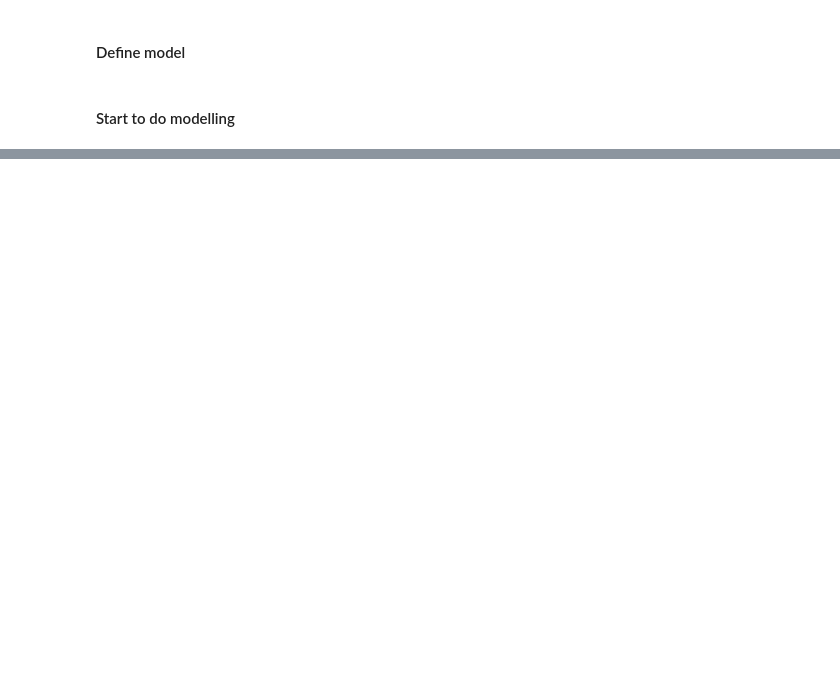
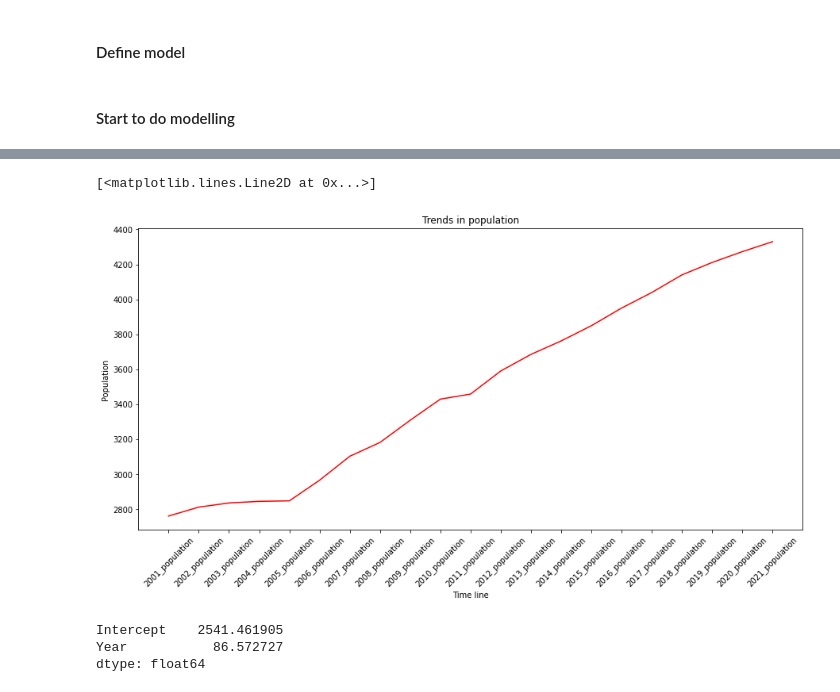
Before and after one commit to MAST30034-Applied-Data-Science/generic-real-estate-consulting-project-group-1-iron-data-man, a Jupyter notebook: notebooks/Modelling.ipynb, the cells around one changed output, grey strips where cells are left out. Cells and saved outputs as stored; diff of their text form; code cells hidden in the pictures; blank space fills up the shorter version.

Commit message:
predict population

```diff
--- a/notebooks/Modelling.ipynb
+++ b/notebooks/Modelling.ipynb
@@ -555,0 +483,2 @@ print("The rmse is: ", rmse)
+# %%
+population_data = pd.read_csv("../data/curated/sa2.csv")
@@ -555,0 +504,10 @@ print("The rmse is: ", rmse)
+# %%
+population_history = []
+population_history.append('SA2_Code')
+for i in population_data.columns:
+    if '_population' in i:
+        population_history.append(i)
+
+population_hist_data = population_data[population_history]
+
+population_hist_data = population_hist_data.set_index('SA2_Code')
@@ -555,0 +560,31 @@ print("The rmse is: ", rmse)
+# %%
+# unique sa2 code population trend
+sa1 = population_hist_data.iloc[0].tolist()
+year = ['2001_population', '2002_population', '2003_population',
+       '2004_population', '2005_population', '2006_population',
+       '2007_population', '2008_population', '2009_population',
+       '2010_population', '2011_population', '2012_population',
+       '2013_population', '2014_population', '2015_population',
+       '2016_population', '2017_population', '2018_population',
+       '2019_population', '2020_population', '2021_population']
+# %%
+# plot population in one sa2 code
+plt.figure(figsize=(15,7))
+plt.xticks(rotation=45)
+plt.ylabel("Population")
+plt.xlabel("Time line")
+plt.title("Trends in population")
+plt.plot(year,sa1, color = 'r')
+# %% [output]
+[<matplotlib.lines.Line2D at 0x...>]
+[figure, added]
+# %%
+# check 1st sa2code population
+x = populationdata_in_each_sa2_code['Year']
+y = populationdata_in_each_sa2_code['Population']
+linear_model = sm.formula.ols('Population ~ Year', data = populationdata_in_each_sa2_code).fit()
+print(linear_model.params)
+# %% [output]
+Intercept    2541.461905
+Year           86.572727
+dtype: float64
```
Also changed, not shown: parts of 32 cells of this notebook, 1 other file.
